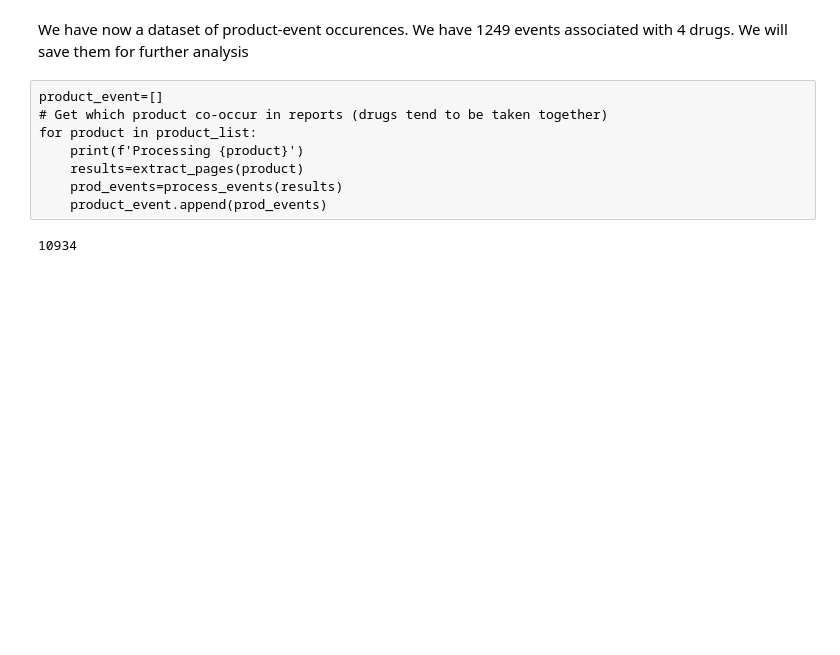
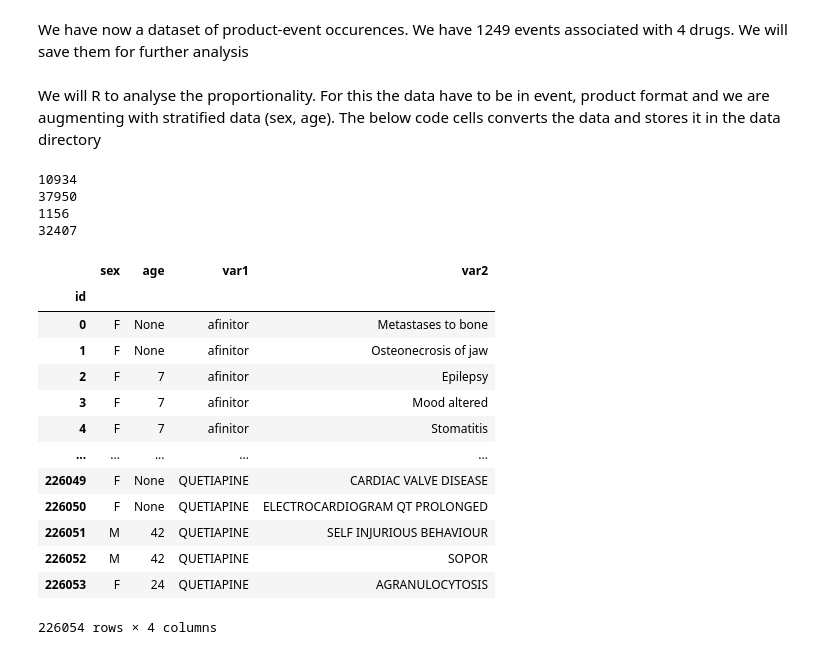
Before and after one commit to titan-king/openFDA_ADE_Analysis, a Jupyter notebook: Additional Analysis of Adverse Drug Effects.ipynb, the cells around one changed output. Cells and saved outputs as stored; diff of their text form; code cells hidden in the pictures; blank space fills up the shorter version.

```diff
--- a/Additional Analysis of Adverse Drug Effects.ipynb
+++ b/Additional Analysis of Adverse Drug Effects.ipynb
@@ -275,6 +275,8 @@ df
 We have now a dataset of product-event occurences. We have 1249 events associated with 4 drugs. We will save them for further analysis
 # %%
 df.to_csv('./data/product_event.csv')
+# %% [markdown]
+We will R to analyse the proportionality. For this the data have to be in event, product format and we are augmenting with stratified data (sex, age). The below code cells converts the data and stores it in the data directory
 # %%
 def process_events_R(results, drug_name):
     """Collate the data into the format for Calculate the events reported for proportionality analysis"""
@@ -298,17 +300,39 @@ def process_events_R(results, drug_name):
                     events.append({'sex':sex, 'age':age, "var1":drug_name,"var2":effect})
     #events={ k: v for k, v in events.items() if v >= 20 }
     return events
-# %% [raw]
-product_event=[]
-# Get which product co-occur in reports (drugs tend to be taken together)
-for product in product_list:
-    print(f'Processing {product}')
-    results=extract_pages(product)
-    prod_events=process_events(results)
-    product_event.append(prod_events)
 # %%
-product="afinitor"
-results=extract_pages(product)
-events=process_events_R(results, product)
+product_event=[]
+
+for product in product_list:
+    results=extract_pages(product)
+    events=process_events_R(results, product)
+    product_event.append(events)
 # %% [output]
 10934
+37950
+1156
+32407
+# %%
+flat_list = [item for sublist in product_event for item in sublist]
+df=pd.DataFrame(flat_list)
+df.loc[df['sex']=='2', "sex"]="F" # Code for replaceing the value to female
+df.loc[df['sex']=='1', "sex"]="M" # Code for replaceing the value to male
+#df.loc[df['age']==None, "sex"]=np.nan
+df.index.names=['id']
+
+df
+# %% [output]
+|  | sex | age | var1 | var2 |
+| id |  |  |  |  |
+| 0 | F | None | afinitor | Metastases to bone |
+| 1 | F | None | afinitor | Osteonecrosis of jaw |
+| 2 | F | 7 | afinitor | Epilepsy |
+| 3 | F | 7 | afinitor | Mood altered |
+| 4 | F | 7 | afinitor | Stomatitis |
+| ... | ... | ... | ... | ... |
+| 226049 | F | None | QUETIAPINE | CARDIAC VALVE DISEASE |
+| 226050 | F | None | QUETIAPINE | ELECTROCARDIOGRAM QT PROLONGED |
+| 226051 | M | 42 | QUETIAPINE | SELF INJURIOUS BEHAVIOUR |
+| 226052 | M | 42 | QUETIAPINE | SOPOR |
+| 226053 | F | 24 | QUETIAPINE | AGRANULOCYTOSIS |
+226054 rows × 4 columns
```
Also changed, not shown: parts of 1 cell of this notebook, 1 other file.
